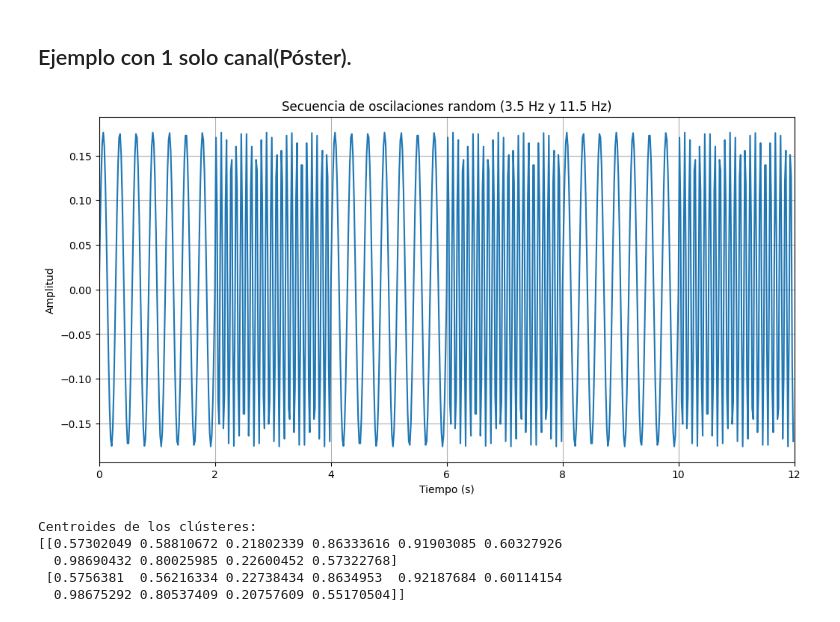
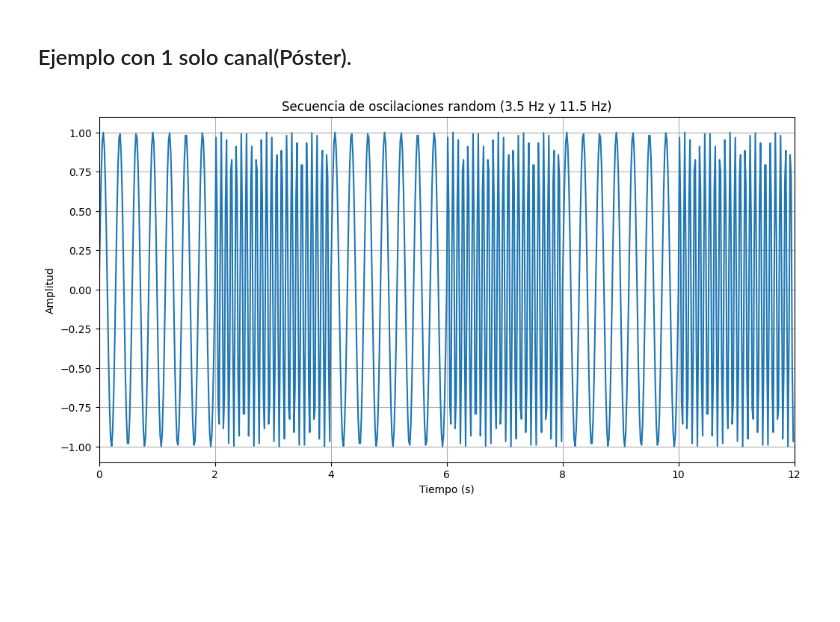
Before and after one commit to manuuuv/TFG, a Jupyter notebook: reservoir.ipynb, the cells around one changed output. Drawn from its saved outputs; the diff is of its cells as text; code cells hidden in the pictures; blank space fills up the shorter version.

```diff
--- a/reservoir.ipynb
+++ b/reservoir.ipynb
@@ -239,41 +238,40 @@ duracion_segmento = 2  # Duración de cada segmento en segundos
 num_repeticiones = 6 # Número total de segmentos (3 de cada oscilacion)
 
 # vector de tiempo
 t = np.arange(0, t_total, 1/fs)
 
 # Generamos las oscilaciones aleatorias
 
-amplitud = np.random.rand()  # Amplitud aleatoria para la osc.
+amplitud = 1  # Amplitud aleatoria para la osc.
 
 # Inicializamos la secuencia
 secuencia = np.zeros_like(t)
 
 # Llenar la secuencia con oscilaciones alternando
 for i in range(num_repeticiones):
     if i % 2 == 0:  # Índices pares para la primera oscilación
         start = i * duracion_segmento * fs
         end = start + duracion_segmento * fs
-        secuencia[start:end] = amplitud * np.sin(2 * np.pi * f1 * t[start:end])
+        secuencia[start:end] = amplitud  * np.sin(2 * np.pi * f1 * t[start:end])
     else:  # Índices impares para la segunda oscilación
         start = i * duracion_segmento * fs
         end = start + duracion_segmento * fs
         secuencia[start:end] = amplitud * np.sin(2 * np.pi * f2 * t[start:end])
-
 # Graficar la señal
 plt.figure(figsize=(12, 6))
 plt.plot(t, secuencia)
 plt.title('Secuencia de oscilaciones random (3.5 Hz y 11.5 Hz)')
 plt.xlabel('Tiempo (s)')
 plt.ylabel('Amplitud')
 plt.xlim(0, t_total)
 plt.grid()
 plt.show()
 # %% [output]
-[figure, old version]
+[figure, new version]
 # %%
 # Parámetros
 num_input_neurons = 1      # Dimensionalidad de entrada (1 canal)
-num_reservoir_neurons = 10   # Número de neuronas en el reservorio
+num_reservoir_neurons = 3   # Número de neuronas en el reservorio
 num_readout_neurons = 1      # Número de neuronas de salida
 
 num_training_samples = 660 # Número de muestras de entrenamiento
@@ -302,26 +300,5 @@ for i in range(num_training_samples):
     )
 
 # Extracción de la envolvente superior usando Hilbert transform
-analytic_signal = hilbert(reservoir_states[:, 1:].T, axis=0)
+analytic_signal = hilbert2(reservoir_states[:, 1:].T)
 amplitude_envelope = np.abs(analytic_signal)
-
-# Eliminar los primeros 100 puntos para estabilizar el reservorio
-stable_start = min(100, amplitude_envelope.shape[0])
-input_sequence = amplitude_envelope[stable_start:, :].T
-
-# Agrupamiento (clustering)
-num_clusters = 2  # Número de clústeres
-kmeans = KMeans(n_clusters=num_clusters, random_state=0).fit(input_sequence.T)
-
-# Resultados
-idx = kmeans.labels_  # Etiquetas de los clústeres
-C = kmeans.cluster_centers_  # Centroides de los clústeres
-
-print("Centroides de los clústeres:")
-print(C)
-# %% [output]
-Centroides de los clústeres:
-[[0.57302049 0.58810672 0.21802339 0.86333616 0.91903085 0.60327926
-  0.98690432 0.80025985 0.22600452 0.57322768]
- [0.5756381  0.56216334 0.22738434 0.8634953  0.92187684 0.60114154
-  0.98675292 0.80537409 0.20757609 0.55170504]]
```
Also changed, not shown: parts of 12 cells of this notebook.
